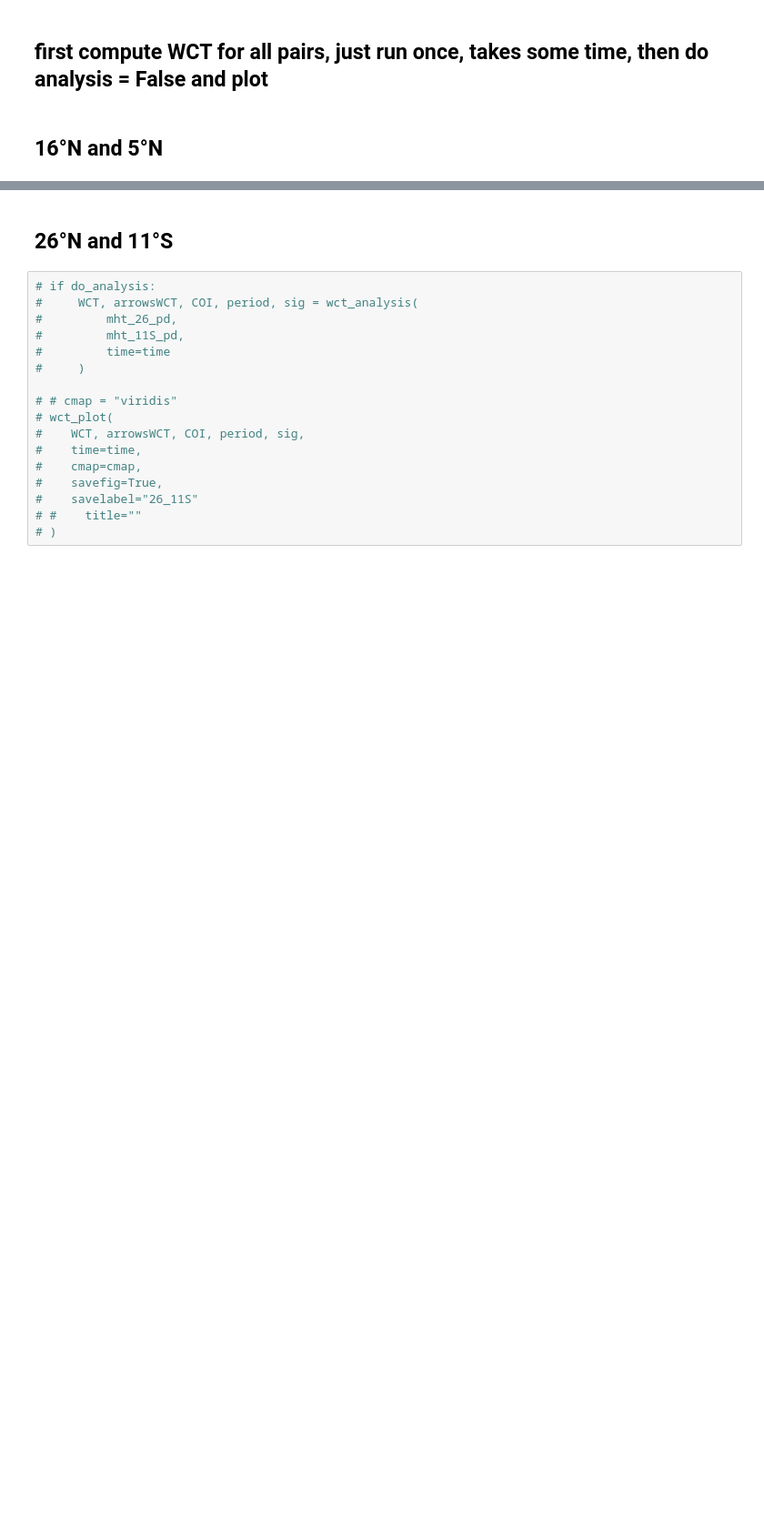
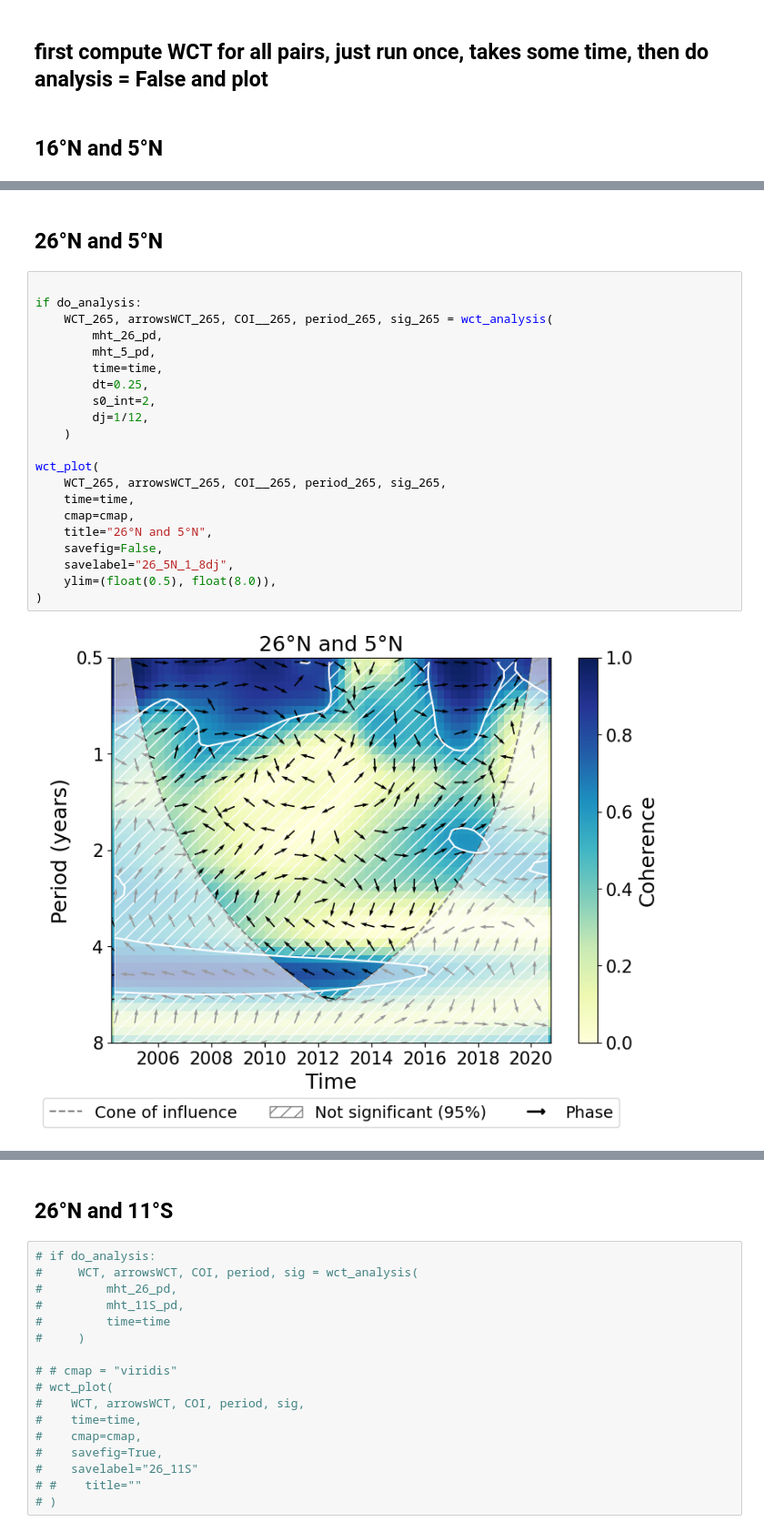
Before and after one commit to lea-dietz/masterthesis, a Jupyter notebook: coding/mht_waveletcoherence.ipynb, the cells around one changed output, grey strips where cells are left out. Shown at 91% size. Drawn from its saved outputs; the diff is of its cells as text; blank space fills up the shorter version.

```diff
--- a/coding/mht_waveletcoherence.ipynb
+++ b/coding/mht_waveletcoherence.ipynb
@@ -284,0 +295,25 @@ wct_plot(
+# %% [markdown]
+## 26°N and 5°N
+# %%
+
+if do_analysis:
+    WCT_265, arrowsWCT_265, COI__265, period_265, sig_265 = wct_analysis(
+        mht_26_pd,
+        mht_5_pd,
+        time=time,
+        dt=0.25,
+        s0_int=2,
+        dj=1/12,
+    )
+
+wct_plot(
+    WCT_265, arrowsWCT_265, COI__265, period_265, sig_265,
+    time=time,
+    cmap=cmap,
+    title="26°N and 5°N",
+    savefig=False,
+    savelabel="26_5N_1_8dj",
+    ylim=(float(0.5), float(8.0)),
+)
+# %% [output]
+[figure, added]
```
Also changed, not shown: parts of 14 cells of this notebook, 34 other files.
